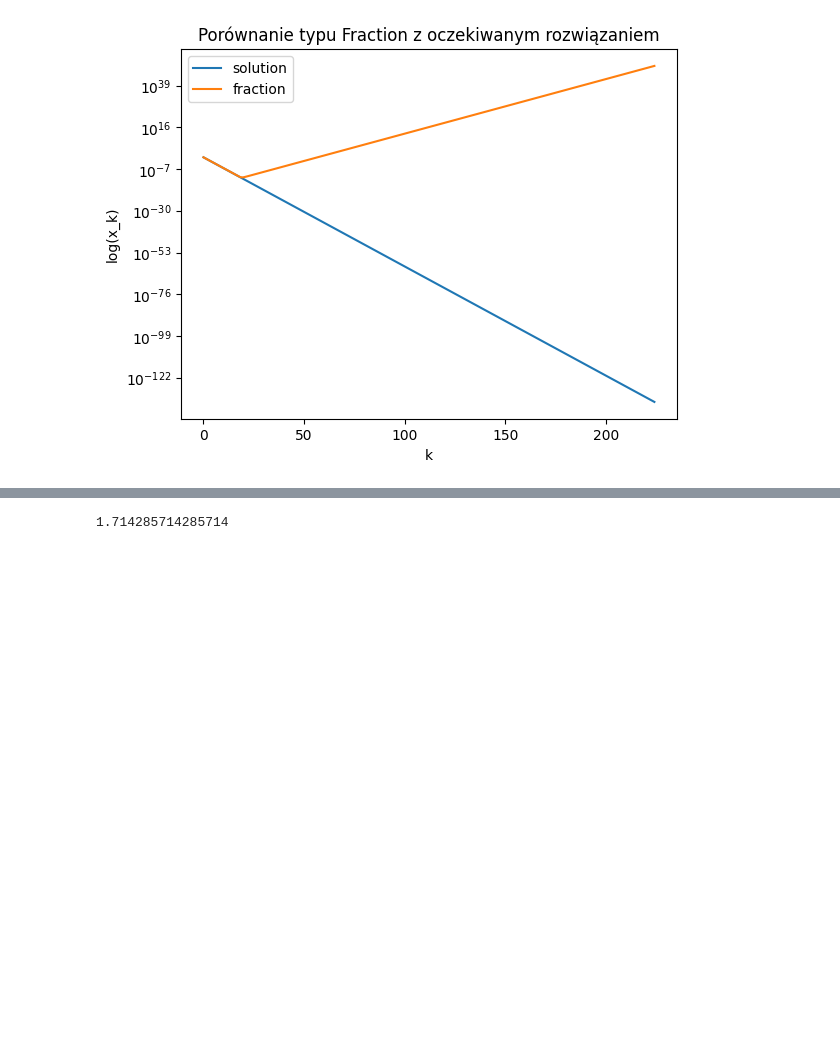
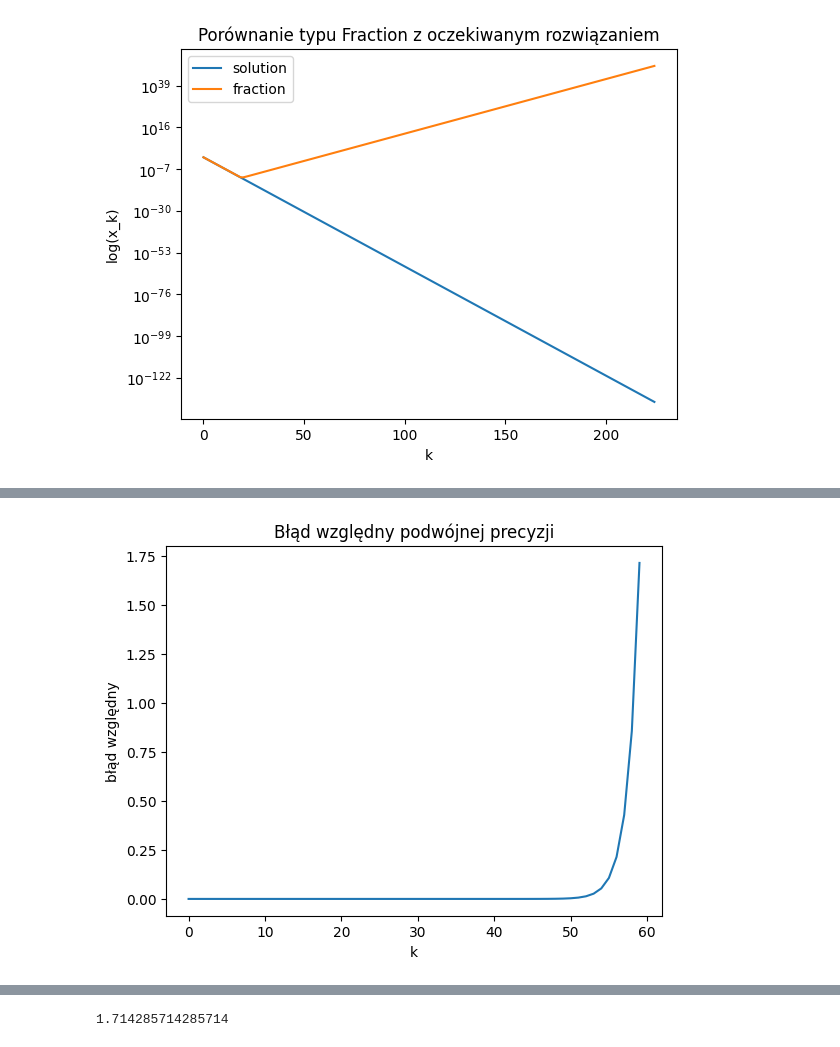
Before and after one commit to domino644/mownit, a Jupyter notebook: lab1/zad2.ipynb, the cells around one changed output, grey strips where cells are left out. Saved outputs shown, nothing was run; the diff lists cells and outputs as text; code cells hidden in the pictures; blank space fills up the shorter version.

```diff
--- a/lab1/zad2.ipynb
+++ b/lab1/zad2.ipynb
@@ -61,3 +81,13 @@ plt.show()
+# %%
+xs = np.arange(0,60)
+ys_float_64_error = abs(ys_float_64 - ys_cmp60)
+plt.plot(xs,ys_float_64_error)
+plt.title("Błąd względny podwójnej precyzji")
+plt.xlabel('k')
+plt.ylabel("błąd względny")
+plt.show()
+# %% [output]
+[figure, added]
 # %%
 df225 = pd.DataFrame()
 df225["float32"] = ys_float_32
```
Also changed, not shown: parts of 2 cells of this notebook.
